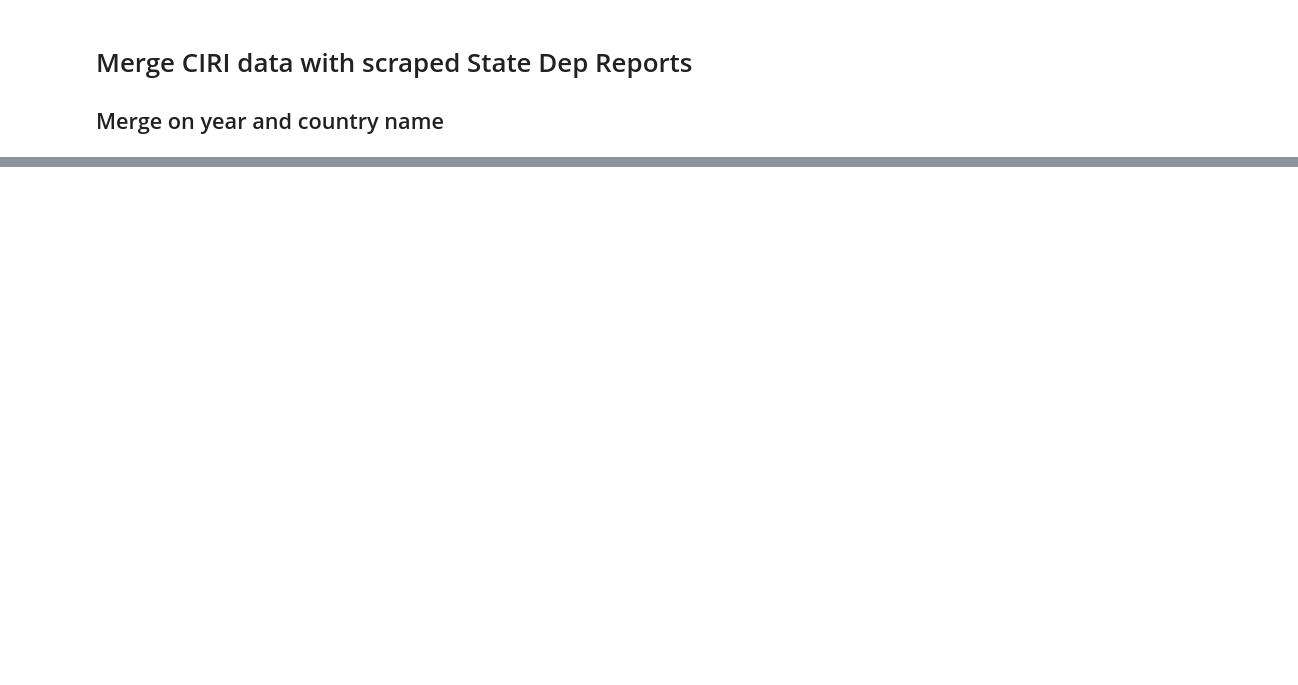
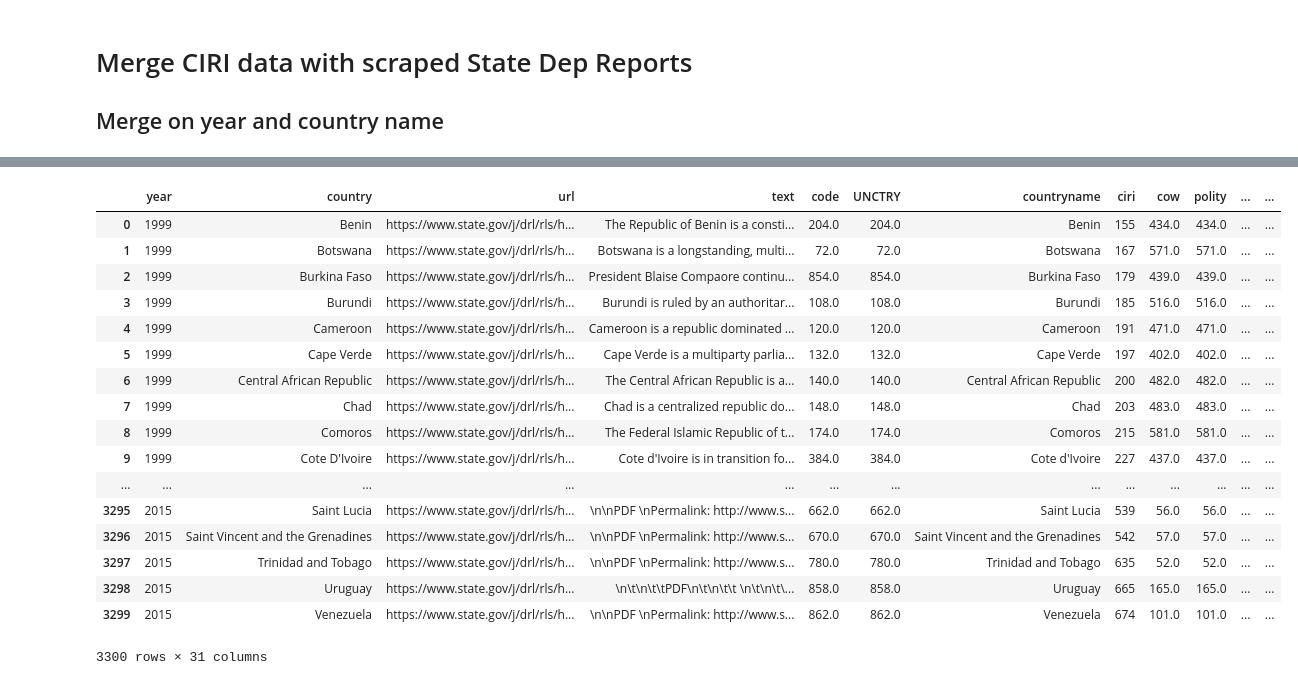
Before and after one commit to slramirez/MS_hackathon, a Jupyter notebook: notebooks/Merge CIRI with State Dep.ipynb, the cells around one changed output, grey strips where cells are left out. Drawn from its saved outputs; the diff is of its cells as text; code cells hidden in the pictures; blank space fills up the shorter version.

```diff
--- a/notebooks/Merge CIRI with State Dep.ipynb
+++ b/notebooks/Merge CIRI with State Dep.ipynb
@@ -5,12 +5,12 @@
 import pandas as pd
 # %%
 # CIRI data
-ciri_df = pd.read_csv('../data/CIRI_Data_1981_2011.csv')
+ciri_df = pd.read_csv('../data/CIRI_DATA_2016.csv')
 # State Dept. data
-state_dep = pd.read_csv('../data/Custom_State_Dep_Reports/All_report_1999_2009.csv')
-state_dep = state_dep.drop(state_dep.columns[0],axis=1)
+state_dep = pd.read_csv('../data/Custom_State_Dep_Reports/us_state_dept_reports_1999_2018.csv')
+#state_dep = state_dep.drop(state_dep.columns[0],axis=1)
 # Read in reference.
-ref = pd.read_csv('../data/state_dept_country_names.csv')
+ref = pd.read_csv('../data/Custom_State_Dep_Reports/state_dept_country_names.csv')
 ref = ref.drop(ref.columns[0],axis=1)
 # Read in GapMinder
 codes = pd.read_csv('../data/GapMinder_Raw_CSVs/UNCTRY_CODES_GapMinderNames.csv')
@@ -49,5 +53,5 @@ st_dpt_un = pd.merge(ref,codes,
 # %%
 # Associate complex country name with the State Dept. to include the text data.
 state_dep = pd.merge(state_dep,st_dpt_un,
-         left_on='Country',
-         right_on='country',how='left').drop(['CTRY','country'], axis=1)
+         left_on='country',
+         right_on='country',how='left').drop(['CTRY'], axis=1) #original dropped 'country' as well, leaving it in to check its working
@@ -54,5 +62,5 @@ state_dep = pd.merge(state_dep,st_dpt_un,
 # %%
 # Merge CIRI data with State Dept. data.
 df_text_to_ciri = pd.merge(state_dep,ciri_df,
-                           left_on=['UNCTRY','Year'],
-                           right_on=['UNCTRY',"YEAR"],how = 'inner').drop('Country',axis=1)
+                           left_on=['UNCTRY','year'],
+                           right_on=['unctry',"year"],how = 'inner') #.drop('Country',axis=1)
@@ -61,0 +91,21 @@ df_text_to_ciri.to_csv('../data/Custom_State_Dep_Reports/CIRI_Text_1999_2009.csv
+# %%
+df_text_to_ciri
+# %% [output]
+|  | year | country | url | text | code | UNCTRY | countryname | ciri | cow | polity | ... | ... |
+| 0 | 1999 | Benin | https://www.state.gov/j/drl/rls/h... | The Republic of Benin is a consti... | 204.0 | 204.0 | Benin | 155 | 434.0 | 434.0 | ... | ... |
+| 1 | 1999 | Botswana | https://www.state.gov/j/drl/rls/h... | Botswana is a longstanding, multi... | 72.0 | 72.0 | Botswana | 167 | 571.0 | 571.0 | ... | ... |
+| 2 | 1999 | Burkina Faso | https://www.state.gov/j/drl/rls/h... | President Blaise Compaore continu... | 854.0 | 854.0 | Burkina Faso | 179 | 439.0 | 439.0 | ... | ... |
+| 3 | 1999 | Burundi | https://www.state.gov/j/drl/rls/h... | Burundi is ruled by an authoritar... | 108.0 | 108.0 | Burundi | 185 | 516.0 | 516.0 | ... | ... |
+| 4 | 1999 | Cameroon | https://www.state.gov/j/drl/rls/h... | Cameroon is a republic dominated ... | 120.0 | 120.0 | Cameroon | 191 | 471.0 | 471.0 | ... | ... |
+| 5 | 1999 | Cape Verde | https://www.state.gov/j/drl/rls/h... | Cape Verde is a multiparty parlia... | 132.0 | 132.0 | Cape Verde | 197 | 402.0 | 402.0 | ... | ... |
+| 6 | 1999 | Central African Republic | https://www.state.gov/j/drl/rls/h... | The Central African Republic is a... | 140.0 | 140.0 | Central African Republic | 200 | 482.0 | 482.0 | ... | ... |
+| 7 | 1999 | Chad | https://www.state.gov/j/drl/rls/h... | Chad is a centralized republic do... | 148.0 | 148.0 | Chad | 203 | 483.0 | 483.0 | ... | ... |
+| 8 | 1999 | Comoros | https://www.state.gov/j/drl/rls/h... | The Federal Islamic Republic of t... | 174.0 | 174.0 | Comoros | 215 | 581.0 | 581.0 | ... | ... |
+| 9 | 1999 | Cote D'Ivoire | https://www.state.gov/j/drl/rls/h... | Cote d'Ivoire is in transition fo... | 384.0 | 384.0 | Cote d'Ivoire | 227 | 437.0 | 437.0 | ... | ... |
+| ... | ... | ... | ... | ... | ... | ... | ... | ... | ... | ... | ... | ... |
+| 3295 | 2015 | Saint Lucia | https://www.state.gov/j/drl/rls/h... | \n\nPDF \nPermalink: http://www.s... | 662.0 | 662.0 | Saint Lucia | 539 | 56.0 | 56.0 | ... | ... |
+| 3296 | 2015 | Saint Vincent and the Grenadines | https://www.state.gov/j/drl/rls/h... | \n\nPDF \nPermalink: http://www.s... | 670.0 | 670.0 | Saint Vincent and the Grenadines | 542 | 57.0 | 57.0 | ... | ... |
+| 3297 | 2015 | Trinidad and Tobago | https://www.state.gov/j/drl/rls/h... | \n\nPDF \nPermalink: http://www.s... | 780.0 | 780.0 | Trinidad and Tobago | 635 | 52.0 | 52.0 | ... | ... |
+| 3298 | 2015 | Uruguay | https://www.state.gov/j/drl/rls/h... | \n\t\n\t\tPDF\n\t\n\t\t \n\t\n\t\... | 858.0 | 858.0 | Uruguay | 665 | 165.0 | 165.0 | ... | ... |
+| 3299 | 2015 | Venezuela | https://www.state.gov/j/drl/rls/h... | \n\nPDF \nPermalink: http://www.s... | 862.0 | 862.0 | Venezuela | 674 | 101.0 | 101.0 | ... | ... |
+3300 rows × 31 columns
```
Also changed, not shown: parts of 5 cells of this notebook, 1 other file.
